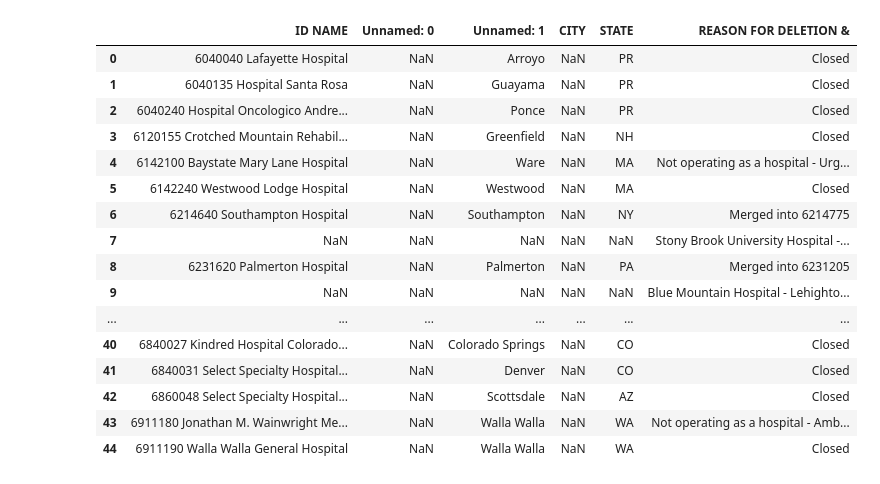
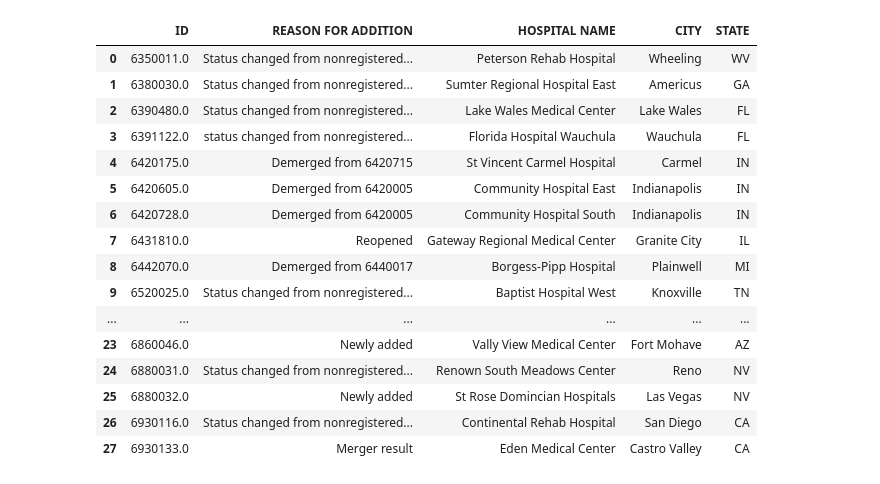
Before and after one commit to imccart/aha-data, a Jupyter notebook: data-code/pdf2table.ipynb, the cells around one changed output. Drawn from its saved outputs; the diff is of its cells as text; code cells hidden in the pictures.

```diff
--- a/data-code/pdf2table.ipynb
+++ b/data-code/pdf2table.ipynb
@@ -544,9 +573,9 @@ len(tables)
 # %%
 # tidy snippet
-t = tables[1].copy()
+t = tables[3].copy()
 
-if t.iloc[0,-1] == 'MERGER INFORMATION - PARENT ORGANIZATION':
-    t = t[1:].reset_index(drop=True)  # see e.g. 2015 reg del
+# if t.iloc[0,-1] == 'MERGER INFORMATION - PARENT ORGANIZATION':
+#     t = t[1:].reset_index(drop=True)  # see e.g. 2015 reg del
 
 # if (t.columns[2]=='Unnamed: 0') & (t.columns[5]=='Unnamed: 1'):
 #     # t['NAME'] = t['Unnamed: 0']
@@ -564,52 +593,52 @@ if t.iloc[0,-1] == 'MERGER INFORMATION - PARENT ORGANIZATION':
 #     t = t.T.reset_index().T.reset_index(drop=True)
 
 adddel = 'DELETION'
 
 # idiosyncratic
 # if t.columns[2] == 'Unnamed: 0':
     # t.columns = ['ID','HOSPITAL NAME','CITY','STATE','REASON FOR '+adddel]
 #     if t.iloc[0,4] == adddel:
 #         t = t[1:].reset_index(drop=True)
     # t = combine_if_key_is_na_from_("below", t, 'ID',['REASON FOR '+adddel,'HOSPITAL NAME'], join_by=' ')
 #     # only last word of CITY is valid...
 
     # t['CITY'] = t['HOSPITAL NAME'].apply(lambda t: t.split(" ")[-1])
     # t['HOSPITAL NAME'] = t['HOSPITAL NAME'].apply(lambda t: " ".join(t.split(" ")[:-1]))
 # if t.columns[1] == 'Unnamed: 0':
 #     t = t.drop(columns='NAME')
 #=====
 # t.columns = ['ID','HOSPITAL NAME','CITY','STATE','REASON FOR '+adddel]
 # if t.iloc[0,4] == adddel:
 #     t = t[1:].reset_index(drop=True)
 
+# above-above-last / below-below-first
 # t = combine_if_key_is_na_from_("above", t, 'ID',
 #                                ['REASON FOR '+adddel,'HOSPITAL NAME'],
 #                                join_by=' ')
 # t = fillna_from_("above",t, columns=['ID','CITY','STATE'])
 # for col in ['REASON FOR '+adddel,'HOSPITAL NAME', 'CITY']:
 #     t[col] = t[col].apply(lambda x: x.replace('\r',' ')
 #                           if pd.isna(x)==False else x)
 # t = t[~t.ID.duplicated(keep='last')].reset_index(drop=True)
-
-t
+t.dropna()
 # %% [output]
-|  | ID NAME | Unnamed: 0 | Unnamed: 1 | CITY | STATE | REASON FOR DELETION & |
-| 0 | 6040040 Lafayette Hospital | NaN | Arroyo | NaN | PR | Closed |
-| 1 | 6040135 Hospital Santa Rosa | NaN | Guayama | NaN | PR | Closed |
-| 2 | 6040240 Hospital Oncologico Andre... | NaN | Ponce | NaN | PR | Closed |
-| 3 | 6120155 Crotched Mountain Rehabil... | NaN | Greenfield | NaN | NH | Closed |
-| 4 | 6142100 Baystate Mary Lane Hospital | NaN | Ware | NaN | MA | Not operating as a hospital - Urg... |
-| 5 | 6142240 Westwood Lodge Hospital | NaN | Westwood | NaN | MA | Closed |
-| 6 | 6214640 Southampton Hospital | NaN | Southampton | NaN | NY | Merged into 6214775 |
-| 7 | NaN | NaN | NaN | NaN | NaN | Stony Brook University Hospital -... |
-| 8 | 6231620 Palmerton Hospital | NaN | Palmerton | NaN | PA | Merged into 6231205 |
-| 9 | NaN | NaN | NaN | NaN | NaN | Blue Mountain Hospital - Lehighto... |
-| ... | ... | ... | ... | ... | ... | ... |
-| 40 | 6840027 Kindred Hospital Colorado... | NaN | Colorado Springs | NaN | CO | Closed |
-| 41 | 6840031 Select Specialty Hospital... | NaN | Denver | NaN | CO | Closed |
-| 42 | 6860048 Select Specialty Hospital... | NaN | Scottsdale | NaN | AZ | Closed |
-| 43 | 6911180 Jonathan M. Wainwright Me... | NaN | Walla Walla | NaN | WA | Not operating as a hospital - Amb... |
-| 44 | 6911190 Walla Walla General Hospital | NaN | Walla Walla | NaN | WA | Closed |
+|  | ID | REASON FOR ADDITION | HOSPITAL NAME | CITY | STATE |
+| 0 | 6350011.0 | Status changed from nonregistered... | Peterson Rehab Hospital | Wheeling | WV |
+| 1 | 6380030.0 | Status changed from nonregistered... | Sumter Regional Hospital East | Americus | GA |
+| 2 | 6390480.0 | Status changed from nonregistered... | Lake Wales Medical Center | Lake Wales | FL |
+| 3 | 6391122.0 | status changed from nonregistered... | Florida Hospital Wauchula | Wauchula | FL |
+| 4 | 6420175.0 | Demerged from 6420715 | St Vincent Carmel Hospital | Carmel | IN |
+| 5 | 6420605.0 | Demerged from 6420005 | Community Hospital East | Indianapolis | IN |
+| 6 | 6420728.0 | Demerged from 6420005 | Community Hospital South | Indianapolis | IN |
+| 7 | 6431810.0 | Reopened | Gateway Regional Medical Center | Granite City | IL |
+| 8 | 6442070.0 | Demerged from 6440017 | Borgess-Pipp Hospital | Plainwell | MI |
+| 9 | 6520025.0 | Status changed from nonregistered... | Baptist Hospital West | Knoxville | TN |
+| ... | ... | ... | ... | ... | ... |
+| 23 | 6860046.0 | Newly added | Vally View Medical Center | Fort Mohave | AZ |
+| 24 | 6880031.0 | Status changed from nonregistered... | Renown South Meadows Center | Reno | NV |
+| 25 | 6880032.0 | Newly added | St Rose Domincian Hospitals | Las Vegas | NV |
+| 26 | 6930116.0 | Status changed from nonregistered... | Continental Rehab Hospital | San Diego | CA |
+| 27 | 6930133.0 | Merger result | Eden Medical Center | Castro Valley | CA |
 # %%
 ?combine_if_key_is_na_from_
 # %%
```
Also changed, not shown: parts of 4 cells of this notebook, 47 other files.
